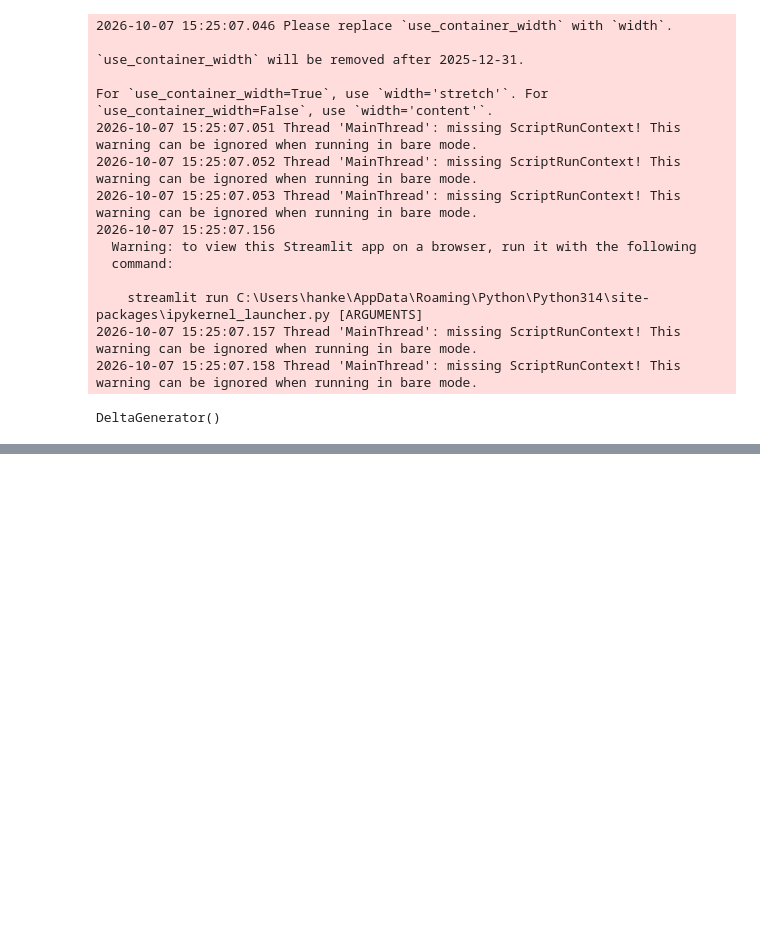
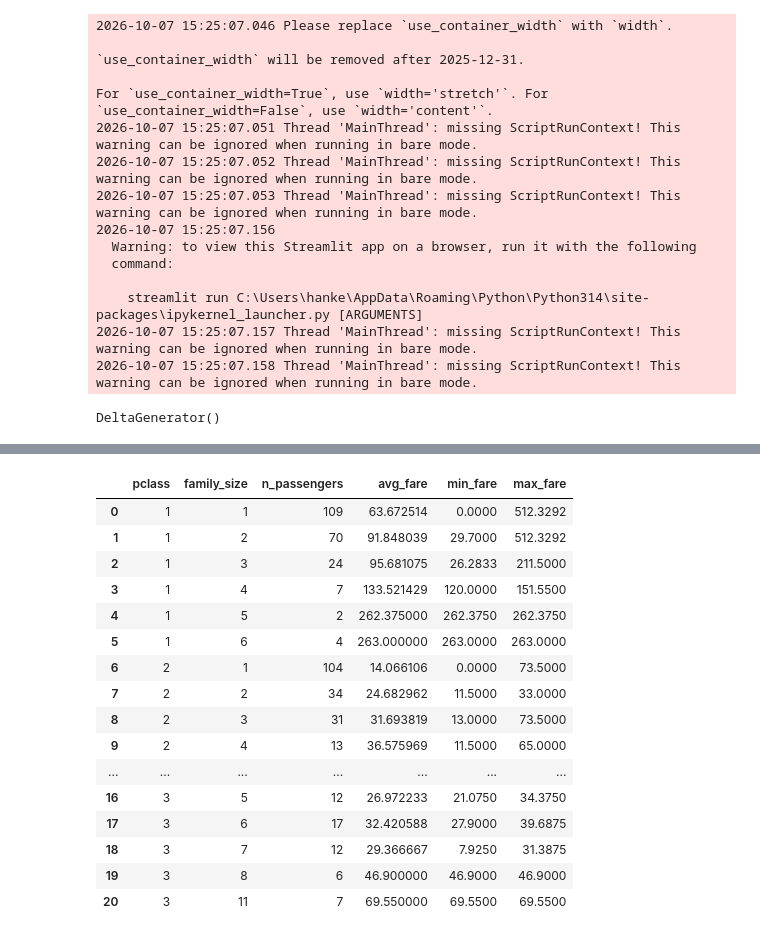
Before and after one commit to hankike/week-5, a Jupyter notebook: exercises.ipynb, the cells around one changed output, grey strips where cells are left out. Cells and saved outputs as stored; diff of their text form; code cells hidden in the pictures; blank space fills up the shorter version.

Commit message:
Created family_groups

```diff
--- a/exercises.ipynb
+++ b/exercises.ipynb
@@ -286,0 +292,37 @@ ValueError: Mime type rendering requires nbformat>=4.2.0 but it is not installed
+# %%
+def family_groups():
+    df["family_size"] = df["sibsp"] + df["parch"] + 1
+
+    result = (
+        df.groupby(["pclass", "family_size"])
+        .agg(
+            n_passengers=("passengerid", "count"),
+            avg_fare=("fare", "mean"),
+            min_fare=("fare", "min"),
+            max_fare=("fare", "max")
+        )
+        .reset_index()
+        .sort_values(["pclass", "family_size"])
+    )
+
+    return result
+
+family_groups()
+# %% [output]
+|  | pclass | family_size | n_passengers | avg_fare | min_fare | max_fare |
+| 0 | 1 | 1 | 109 | 63.672514 | 0.0000 | 512.3292 |
+| 1 | 1 | 2 | 70 | 91.848039 | 29.7000 | 512.3292 |
+| 2 | 1 | 3 | 24 | 95.681075 | 26.2833 | 211.5000 |
+| 3 | 1 | 4 | 7 | 133.521429 | 120.0000 | 151.5500 |
+| 4 | 1 | 5 | 2 | 262.375000 | 262.3750 | 262.3750 |
+| 5 | 1 | 6 | 4 | 263.000000 | 263.0000 | 263.0000 |
+| 6 | 2 | 1 | 104 | 14.066106 | 0.0000 | 73.5000 |
+| 7 | 2 | 2 | 34 | 24.682962 | 11.5000 | 33.0000 |
+| 8 | 2 | 3 | 31 | 31.693819 | 13.0000 | 73.5000 |
+| 9 | 2 | 4 | 13 | 36.575969 | 11.5000 | 65.0000 |
+| ... | ... | ... | ... | ... | ... | ... |
+| 16 | 3 | 5 | 12 | 26.972233 | 21.0750 | 34.3750 |
+| 17 | 3 | 6 | 17 | 32.420588 | 27.9000 | 39.6875 |
+| 18 | 3 | 7 | 12 | 29.366667 | 7.9250 | 31.3875 |
+| 19 | 3 | 8 | 6 | 46.900000 | 46.9000 | 46.9000 |
+| 20 | 3 | 11 | 7 | 69.550000 | 69.5500 | 69.5500 |
```
Also changed, not shown: parts of 1 cell of this notebook, 1 other file.
